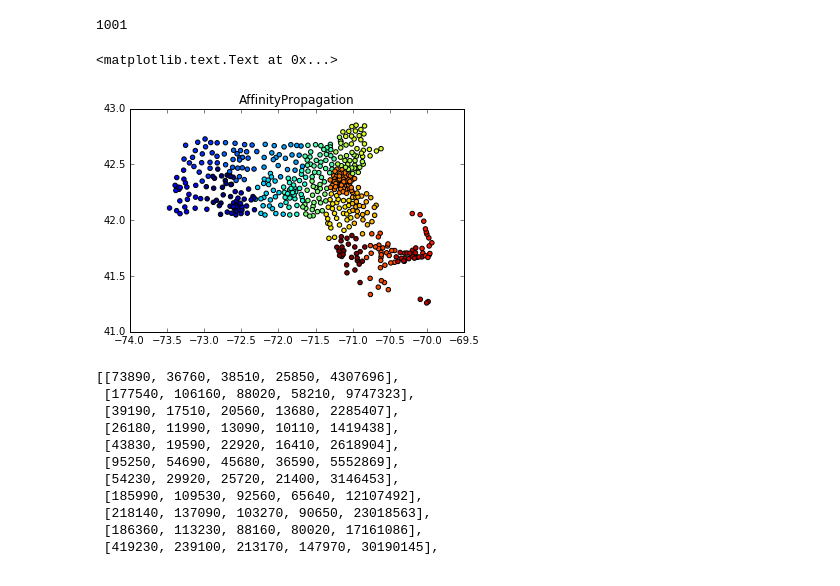
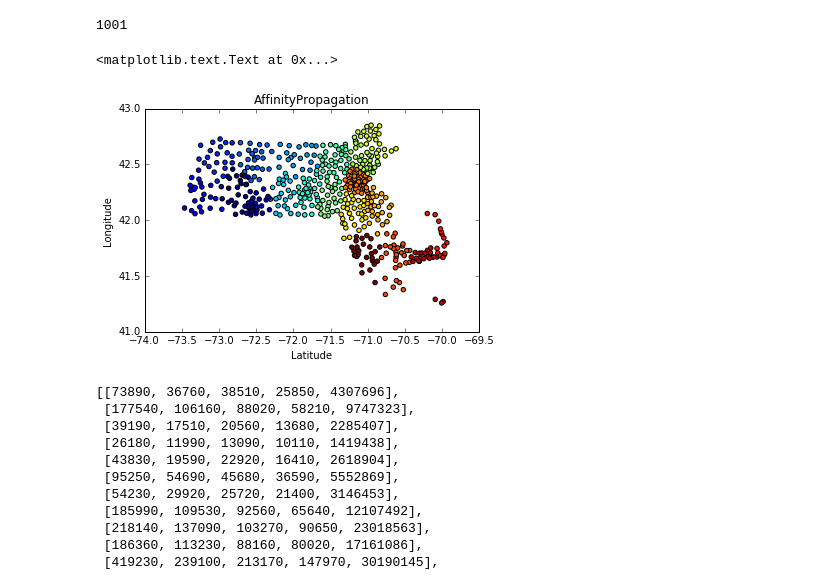
Before and after one commit to navierula/MAZipProject, a Jupyter notebook: Question_3.ipynb, the cells around one changed output. Cells and saved outputs as stored; diff of their text form; code cells hidden in the pictures.

```diff
--- a/Question_3.ipynb
+++ b/Question_3.ipynb
@@ -159,14 +160,15 @@ for i in range(537):
 # %%
 #AffinityPropagation
 y_pred = sklearn.cluster.AffinityPropagation().fit_predict(clusters)
 
 plt.scatter(x, y, c=y_pred)
 plt.title("AffinityPropagation")
-
+plt.xlabel("Latitude")
+plt.ylabel("Longitude")
 #plt.xlim([-71,-69])
 # %% [output]
 <matplotlib.text.Text at 0x...>
-[figure, old version]
+[figure, new version]
 # %%
 df["CLUSTER"] = y_pred
 # %%
```
Also changed, not shown: parts of 19 cells of this notebook, 5 other files.
